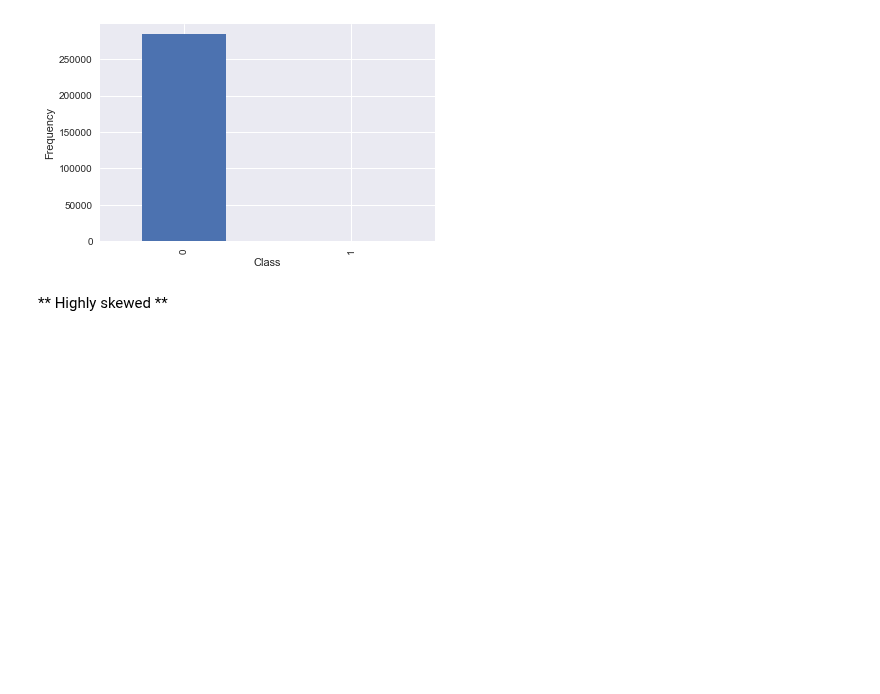
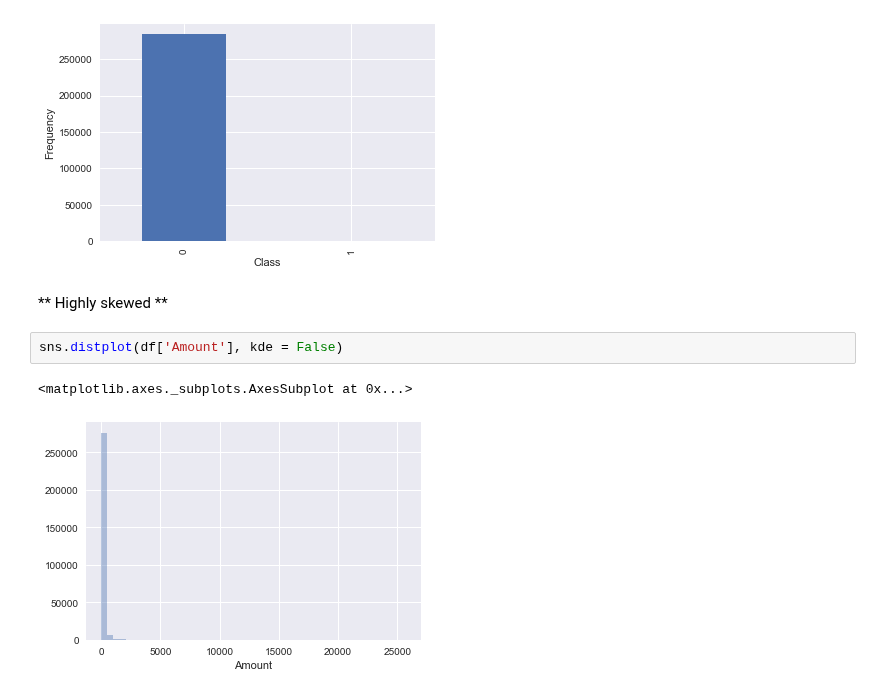
Before and after one commit to sushant2811/CreditCardFraudDetection, a Jupyter notebook: CreditCardFraudDetection.ipynb, the cells around one changed output. Cells and saved outputs as stored; diff of their text form; blank space fills up the shorter version.

```diff
--- a/CreditCardFraudDetection.ipynb
+++ b/CreditCardFraudDetection.ipynb
@@ -127,3 +134,8 @@ plt.ylabel('Frequency')
 [figure]
 # %% [markdown]
 ** Highly skewed **
+# %%
+sns.distplot(df['Amount'], kde = False)
+# %% [output]
+<matplotlib.axes._subplots.AxesSubplot at 0x...>
+[figure, added]
```
Also changed, not shown: parts of 5 cells of this notebook.
